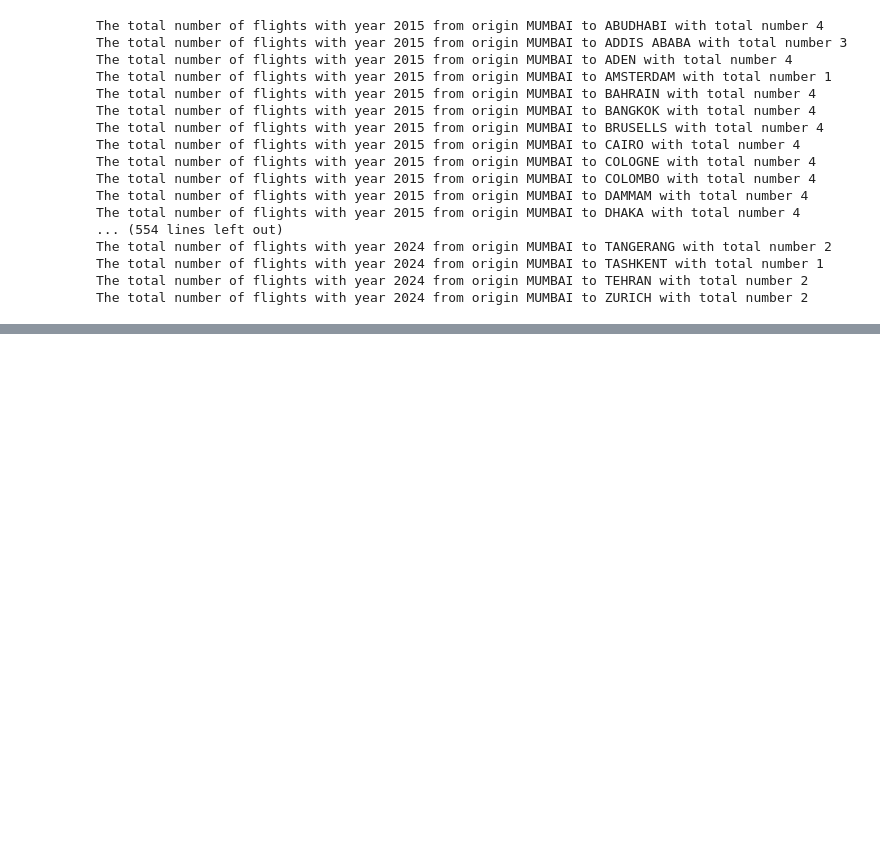
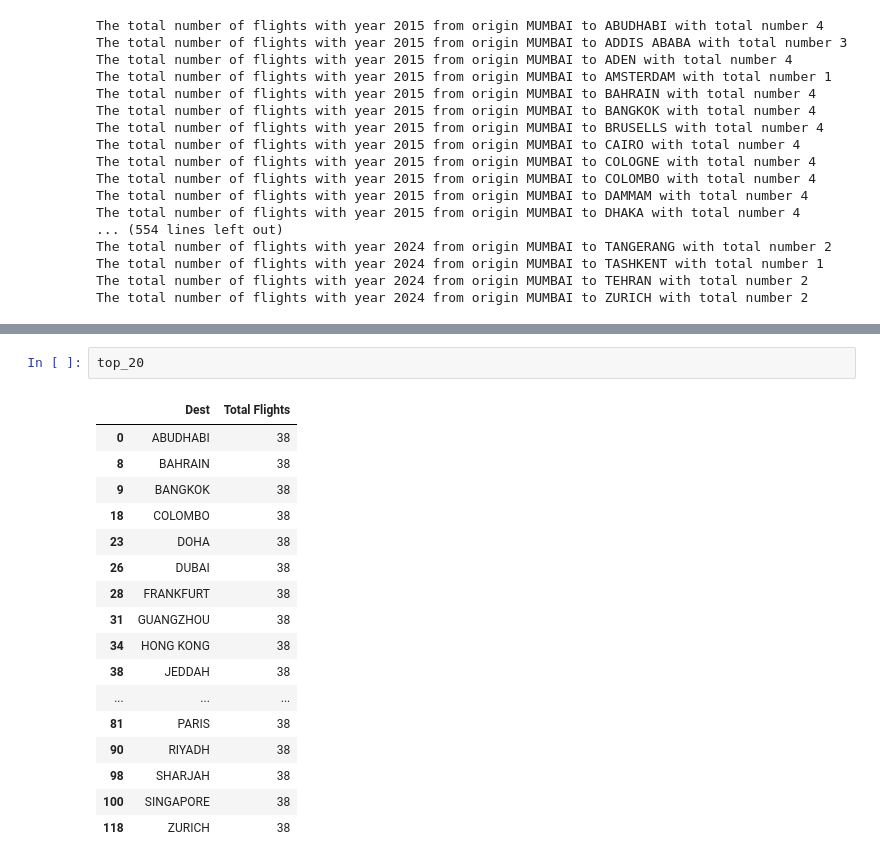
Before and after one commit to rushiraj070/Mumbai_Airport-International_Flight_Analysis, a Jupyter notebook: notebooks/analysis.ipynb, the cells around one changed output, grey strips where cells are left out. Drawn from its saved outputs; the diff is of its cells as text; blank space fills up the shorter version.

```diff
--- a/notebooks/analysis.ipynb
+++ b/notebooks/analysis.ipynb
@@ -166,0 +258,20 @@ The total number of flights with year 2024 from origin MUMBAI to ZURICH with tot
+# %%
+top_20
+# %% [output]
+|  | Dest | Total Flights |
+| 0 | ABUDHABI | 38 |
+| 8 | BAHRAIN | 38 |
+| 9 | BANGKOK | 38 |
+| 18 | COLOMBO | 38 |
+| 23 | DOHA | 38 |
+| 26 | DUBAI | 38 |
+| 28 | FRANKFURT | 38 |
+| 31 | GUANGZHOU | 38 |
+| 34 | HONG KONG | 38 |
+| 38 | JEDDAH | 38 |
+| ... | ... | ... |
+| 81 | PARIS | 38 |
+| 90 | RIYADH | 38 |
+| 98 | SHARJAH | 38 |
+| 100 | SINGAPORE | 38 |
+| 118 | ZURICH | 38 |
```
Also changed, not shown: parts of 9 cells of this notebook.
